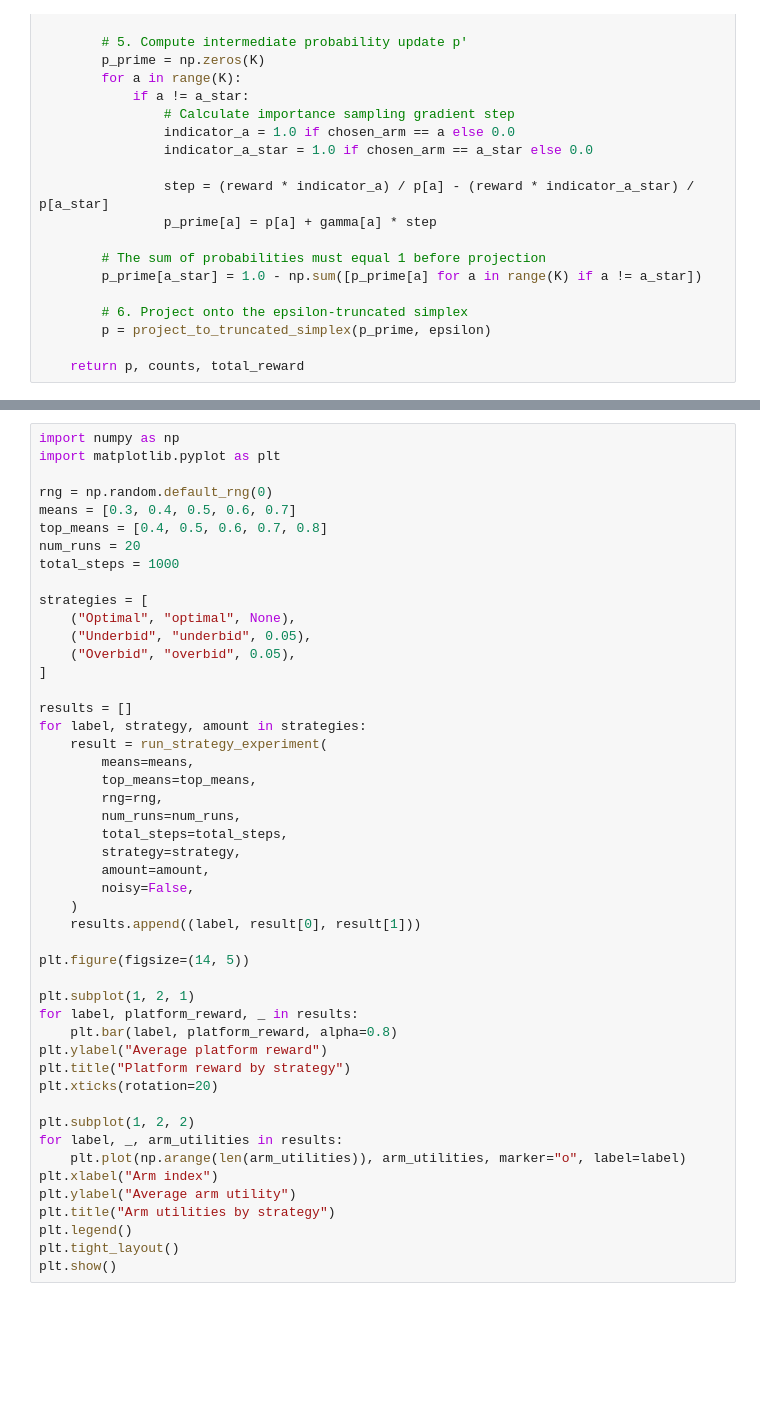
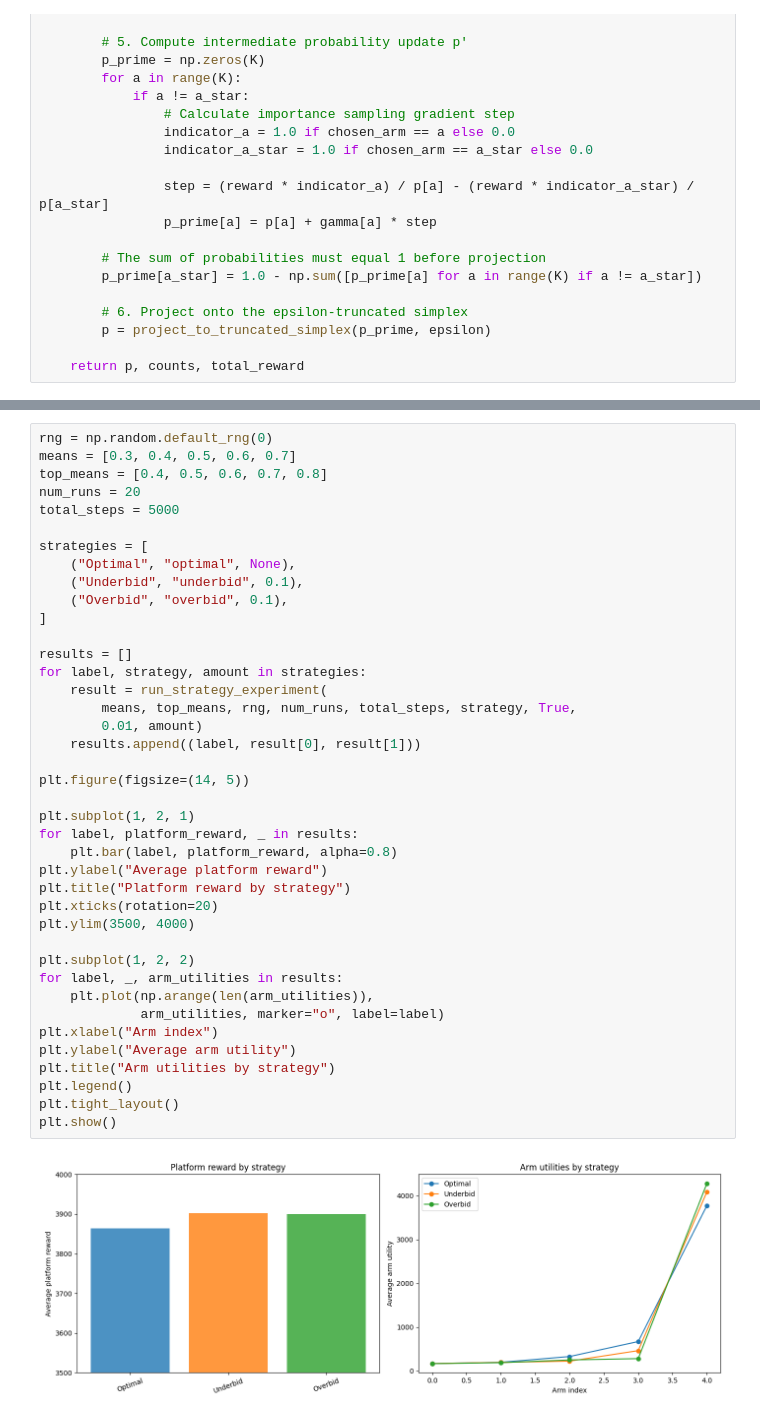
Before and after one commit to XiangHaoAlexWang/MAB-research, a Jupyter notebook: experiments.ipynb, the cells around one changed output, grey strips where cells are left out. Saved outputs shown, nothing was run; the diff lists cells and outputs as text; blank space fills up the shorter version.

```diff
--- a/experiments.ipynb
+++ b/experiments.ipynb
@@ -189,48 +189,42 @@ plt.show()
 # %%
-import numpy as np
-import matplotlib.pyplot as plt
-
 rng = np.random.default_rng(0)
 means = [0.3, 0.4, 0.5, 0.6, 0.7]
 top_means = [0.4, 0.5, 0.6, 0.7, 0.8]
 num_runs = 20
-total_steps = 1000
+total_steps = 5000
 
 strategies = [
     ("Optimal", "optimal", None),
-    ("Underbid", "underbid", 0.05),
-    ("Overbid", "overbid", 0.05),
+    ("Underbid", "underbid", 0.1),
+    ("Overbid", "overbid", 0.1),
 ]
 
 results = []
 for label, strategy, amount in strategies:
     result = run_strategy_experiment(
-        means=means,
-        top_means=top_means,
-        rng=rng,
-        num_runs=num_runs,
-        total_steps=total_steps,
-        strategy=strategy,
-        amount=amount,
-        noisy=False,
-    )
+        means, top_means, rng, num_runs, total_steps, strategy, True,
+        0.01, amount)
     results.append((label, result[0], result[1]))
 
 plt.figure(figsize=(14, 5))
 
 plt.subplot(1, 2, 1)
 for label, platform_reward, _ in results:
     plt.bar(label, platform_reward, alpha=0.8)
 plt.ylabel("Average platform reward")
 plt.title("Platform reward by strategy")
 plt.xticks(rotation=20)
+plt.ylim(3500, 4000)
 
 plt.subplot(1, 2, 2)
 for label, _, arm_utilities in results:
-    plt.plot(np.arange(len(arm_utilities)), arm_utilities, marker="o", label=label)
+    plt.plot(np.arange(len(arm_utilities)),
+             arm_utilities, marker="o", label=label)
 plt.xlabel("Arm index")
 plt.ylabel("Average arm utility")
 plt.title("Arm utilities by strategy")
 plt.legend()
 plt.tight_layout()
 plt.show()
+# %% [output]
+[figure, added]
```
Also changed, not shown: parts of 2 cells of this notebook, 4 other files.
